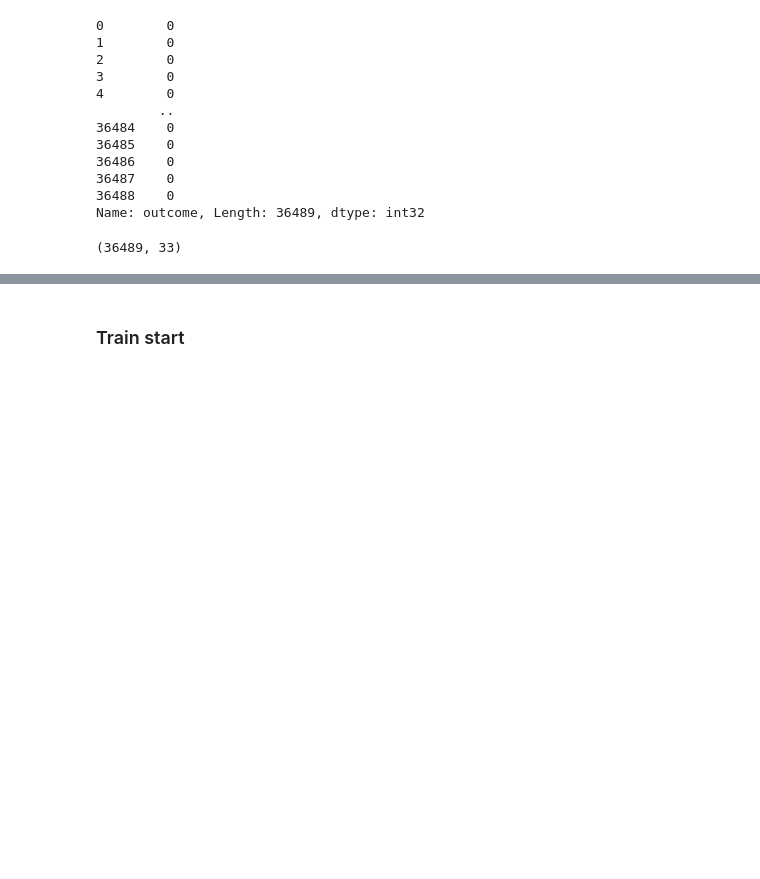
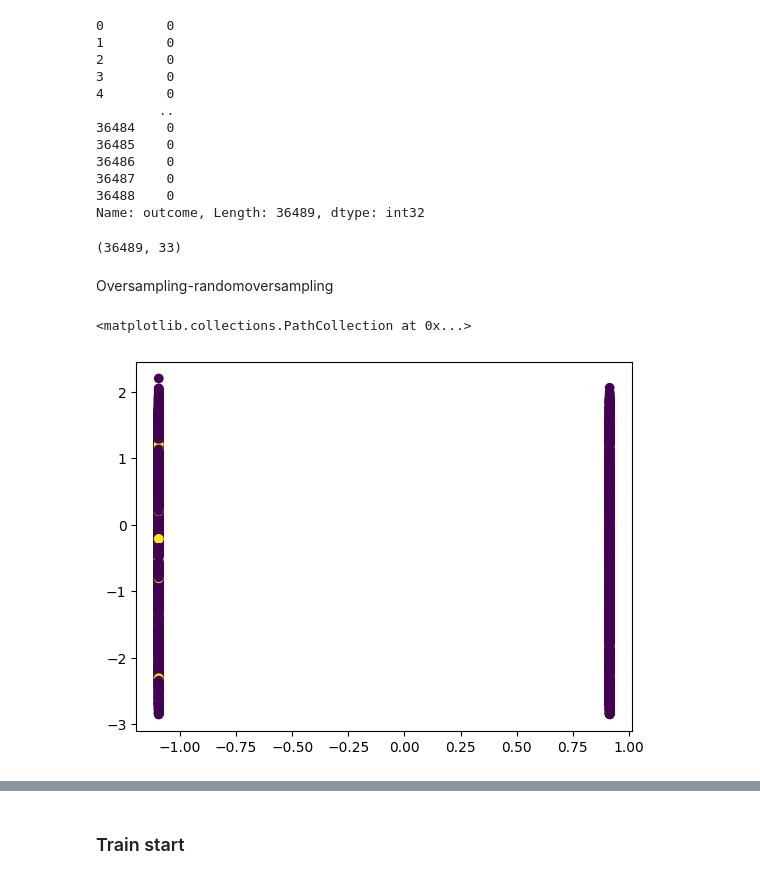
Before and after one commit to SherryAxleng/SPH6004, a Jupyter notebook: assignment_lxl.ipynb, the cells around one changed output, grey strips where cells are left out. Drawn from its saved outputs; the diff is of its cells as text; code cells hidden in the pictures; blank space fills up the shorter version.

```diff
--- a/assignment_lxl.ipynb
+++ b/assignment_lxl.ipynb
@@ -134,3 +231,14 @@ df_filled=imputer.fit_transform(df_features)
 df_filled.shape
 # %% [output]
 (36489, 33)
+# %%
+sc = StandardScaler()
+sc.fit(df_filled)
+df_features= sc.transform(df_filled)
+# %% [markdown]
+Oversampling-randomoversampling
+# %%
+plt.scatter(df_features[:,0],df_features[:,1],c=df_label)
+# %% [output]
+<matplotlib.collections.PathCollection at 0x...>
+[figure, added]
```
Also changed, not shown: parts of 75 cells of this notebook.
